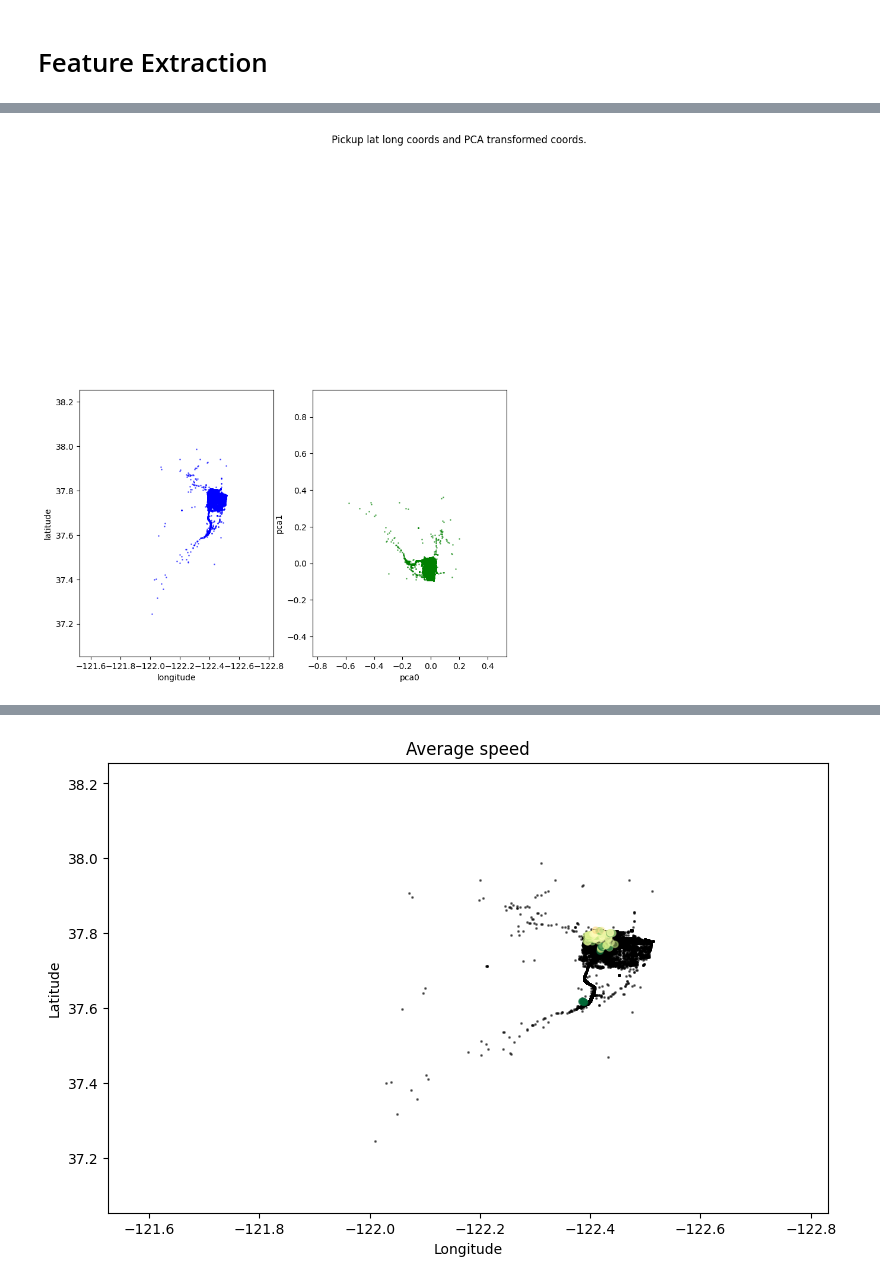
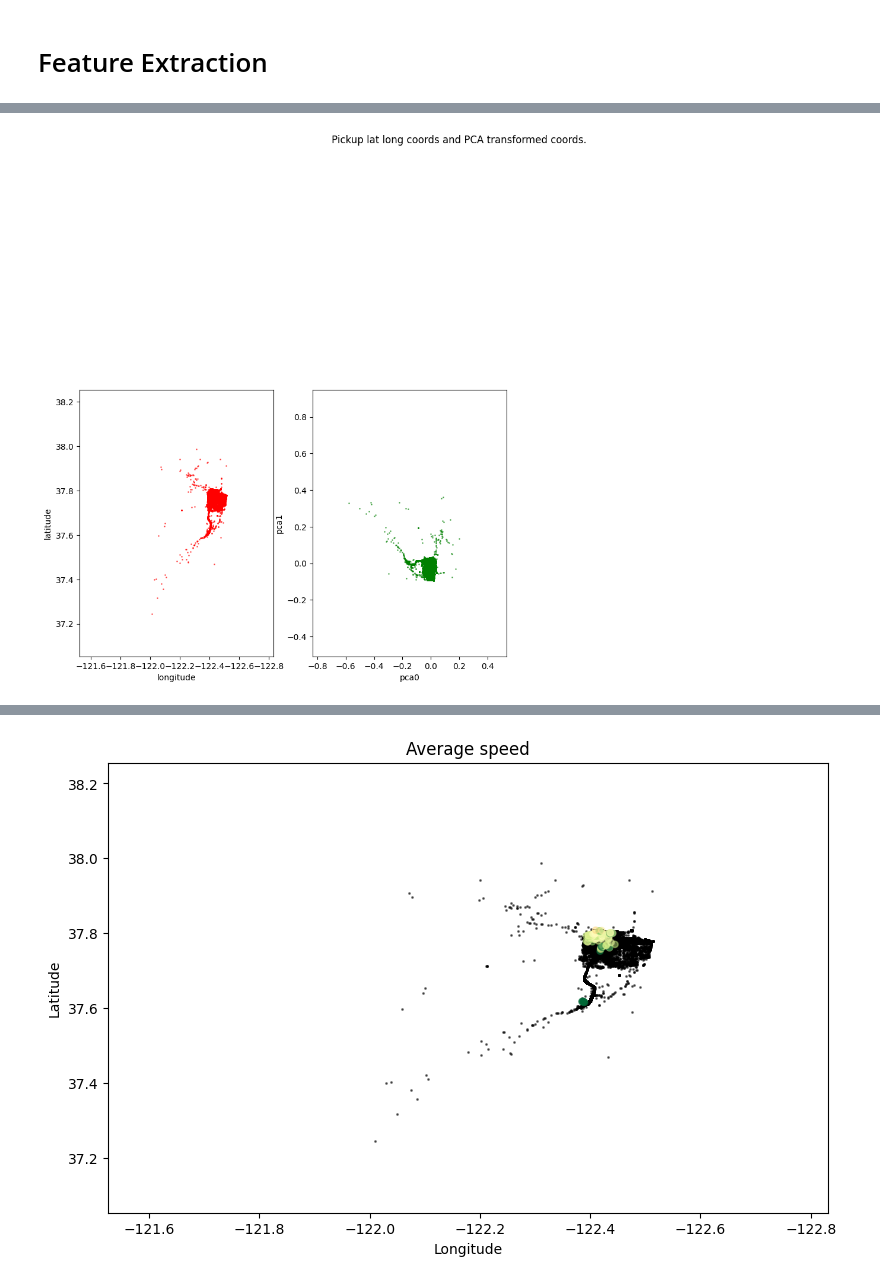
Before and after one commit to lin-shuang/toy-google-maps, a Jupyter notebook: Time estimation.ipynb, the cells around one changed output, grey strips where cells are left out. Saved outputs shown, nothing was run; the diff lists cells and outputs as text; code cells hidden in the pictures.

```diff
--- a/Time estimation.ipynb
+++ b/Time estimation.ipynb
@@ -156,22 +163,24 @@ pca train cost 9 ms
 # %%
+# Show PCA results
+
 N = 100000
 fig, ax = plt.subplots(ncols=2)
 plt.subplots_adjust(left=0.1, right=0.55, top=0.55, bottom=0.1)
 ax[0].scatter(train['pickup_longitude'].values[:N], train['pickup_latitude'].values[:N],
-              color='blue', s=1, alpha=0.5)
+              color='red', s=1, alpha=0.5)
 ax[1].scatter(train['pickup_pca0'].values[:N], train['pickup_pca1'].values[:N],
               color='green', s=1, alpha=0.5)
 fig.suptitle('Pickup lat long coords and PCA transformed coords.')
 ax[0].set_ylabel('latitude')
 ax[0].set_xlabel('longitude')
 ax[1].set_xlabel('pca0')
 ax[1].set_ylabel('pca1')
 ax[0].set_xlim(city_long_border)
 ax[0].set_ylim(city_lat_border)
 pca_borders = pca.transform([[x, y] for x in city_lat_border for y in city_long_border])
 ax[1].set_xlim(pca_borders[:, 0].min(), pca_borders[:, 0].max())
 ax[1].set_ylim(pca_borders[:, 1].min(), pca_borders[:, 1].max())
 plt.show()
 # %% [output]
-[figure, old version]
+[figure, new version]
 # %%
```
Also changed, not shown: parts of 22 cells of this notebook, 1 other file.
